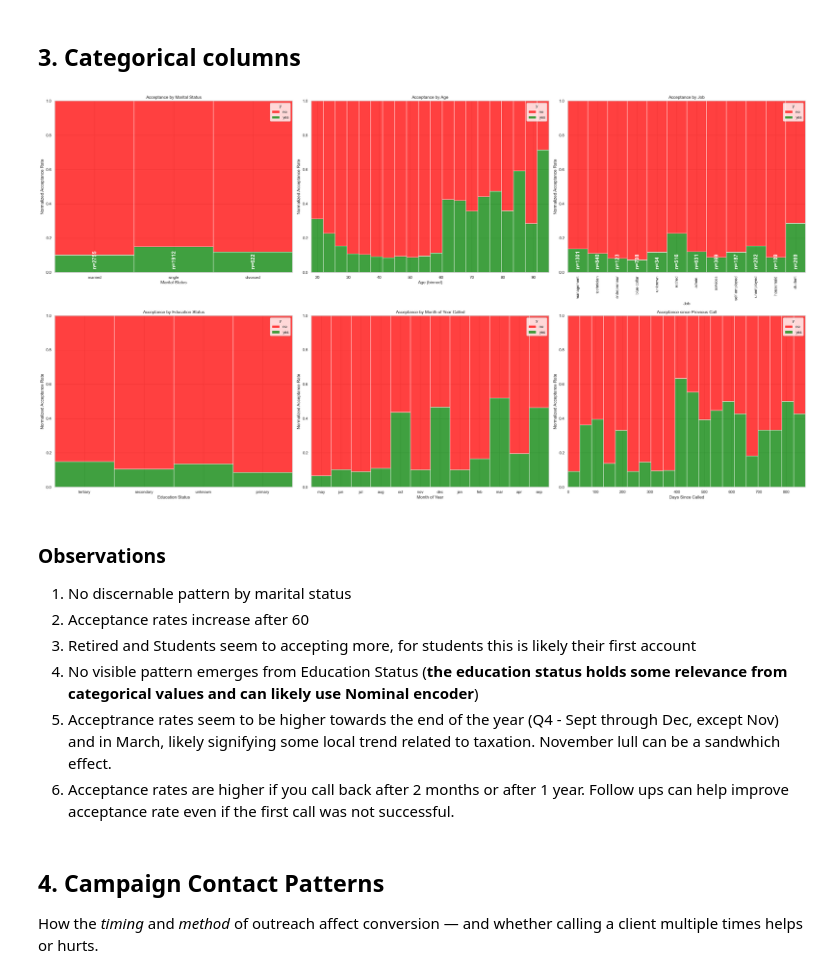
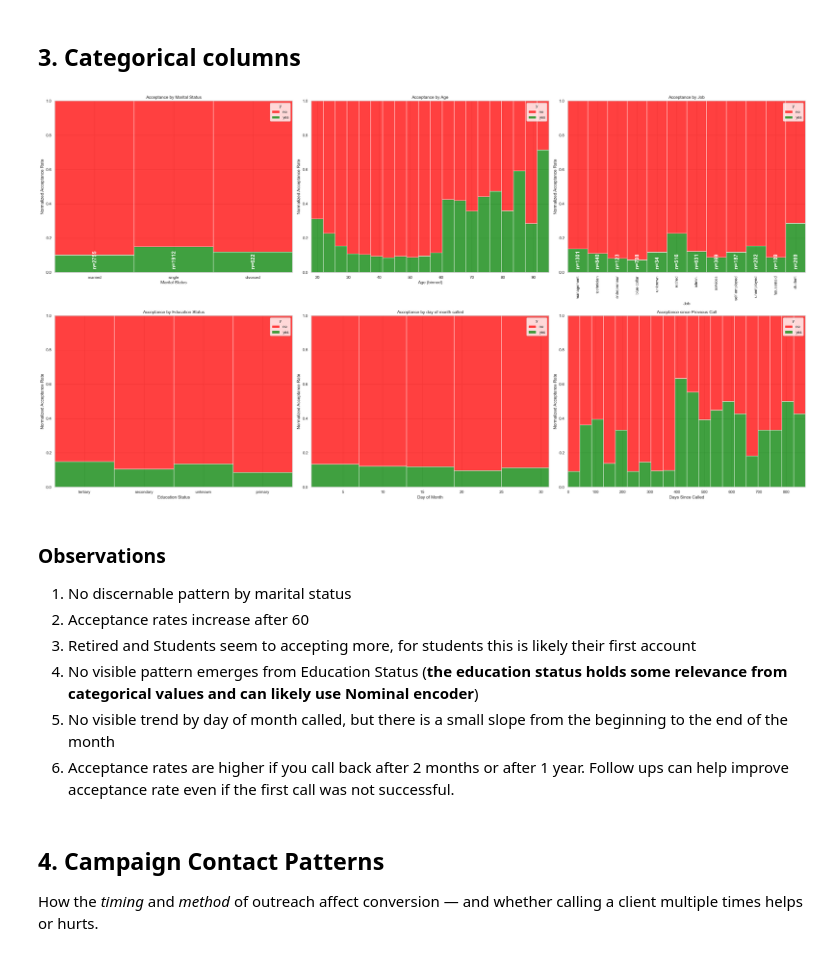
Before and after one commit to eigen-echo/ucb-pa17-comparing-classifiers, a Jupyter notebook: notebooks/00-exploratary-data-analysis.ipynb, the cells around one changed output. Drawn from its saved outputs; the diff is of its cells as text; code cells hidden in the pictures.

```diff
--- a/notebooks/00-exploratary-data-analysis.ipynb
+++ b/notebooks/00-exploratary-data-analysis.ipynb
@@ -163,7 +163,7 @@ plot_configs = [
     ('age',       'Acceptance by Age',                  'Age (binned)',      20,   False, False),
     ('job',       'Acceptance by Job',                  'Job',               None, True,  True),
     ('education', 'Acceptance by Education Status',     'Education Status',  None, False, False),
-    ('month',     'Acceptance by Month of Year Called', 'Month of Year',     None, False, False),
+    ('day',       'Acceptance by day of month called', 'Day of Month',     5, False, False),
     ('pdays',     'Acceptance since Previous Call',     'Days Since Called', 20,   False, False),
 ]
 
@@ -230,41 +230,41 @@ plt.show()
 # axes[0,2].tick_params(axis='x', rotation=90)
 
 # axes[0, 0].set_title('Acceptance by Marital Status')
 # axes[0, 0].set_xlabel('Marital Status')
 # axes[0, 0].set_ylabel('Normalized Acceptance Rate by Marital Status')
 
 # axes[0, 1].set_title('Acceptance by Age')
 # axes[0, 1].set_xlabel('Age (binned)')
 # axes[0, 1].set_ylabel('Normalized Acceptance Rate by Age')
 
 # axes[0, 2].set_title('Acceptance by Job')
 # axes[0, 2].set_xlabel('Job')
 # axes[0, 2].set_ylabel('Normalized Acceptance Rate by Job')
 
 # axes[1, 0].set_title('Acceptance by Education Status')
 # axes[1, 0].set_xlabel('Education Status')
 # axes[1, 0].set_ylabel('Normalized Acceptance Rate by Education Status')
 
 # axes[1, 1].set_title('Acceptance by Month of Year Called')
 # axes[1, 1].set_xlabel('Month of Year')
 # axes[1, 1].set_ylabel('Normalized Acceptance Rate by Month')
 
 # axes[1, 2].set_title('Acceptance since Previous Call')
 # axes[1, 2].set_xlabel('Previous Call')
 # axes[1, 2].set_ylabel('Normalized Acceptance Rate by Previous Call')
 
 
 # fig.tight_layout()
 # ===================================================================
 # %% [output]
-[figure, old version]
+[figure, new version]
 # %% [markdown]
 ### Observations
 1. No discernable pattern by marital status
 2. Acceptance rates increase after 60
 3. Retired and Students seem to accepting more, for students this is likely their first account
 4. No visible pattern emerges from Education Status (**the education status holds some relevance from categorical values and can likely use Nominal encoder**)
-5. Acceptrance rates seem to be higher towards the end of the year (Q4 - Sept through Dec, except Nov) and in March, likely signifying some local trend related to taxation. November lull can be a sandwhich effect.
+5. No visible trend by day of month called, but there is a small slope from the beginning to the end of the month
 6. Acceptance rates are higher if you call back after 2 months or after 1 year. Follow ups can help improve acceptance rate even if the first call was not successful.
 # %% [markdown]
 ## 4. Campaign Contact Patterns
```
Also changed, not shown: parts of 6 cells of this notebook.
